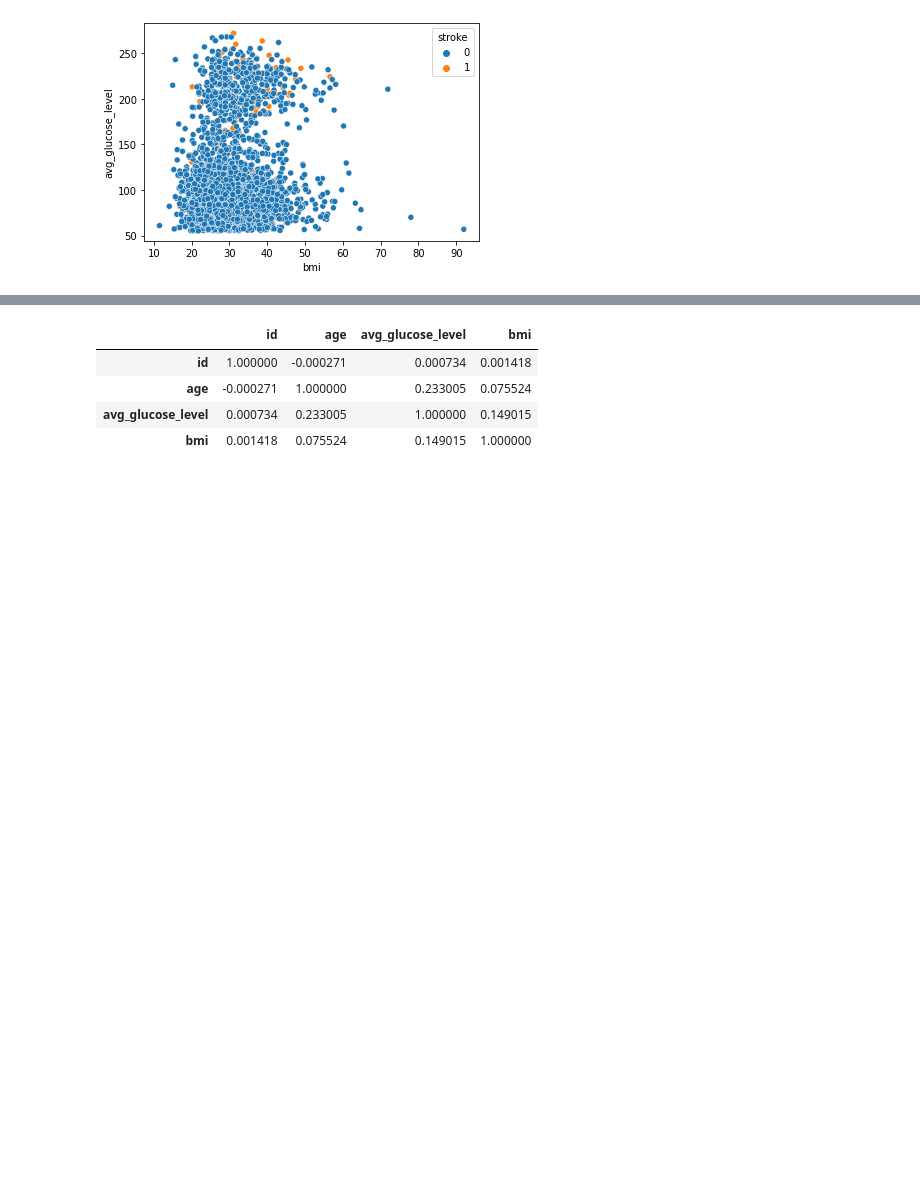
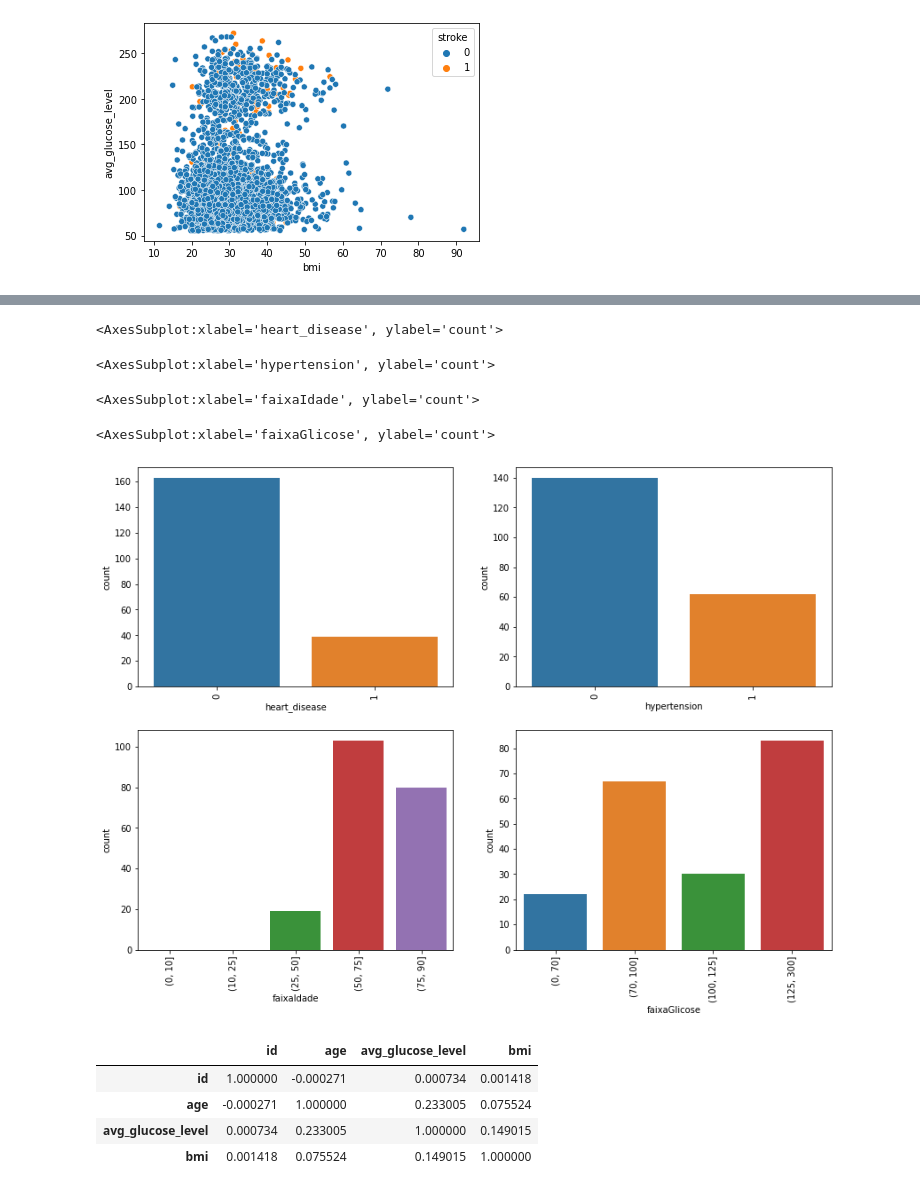
Before and after one commit to mariamaOlive/estatistica-residencia, a Jupyter notebook: projetoEstatisticaDescritiva.ipynb, the cells around one changed output, grey strips where cells are left out. Drawn from its saved outputs; the diff is of its cells as text; code cells hidden in the pictures; blank space fills up the shorter version.

```diff
--- a/projetoEstatisticaDescritiva.ipynb
+++ b/projetoEstatisticaDescritiva.ipynb
@@ -223,3 +277,35 @@ sns.scatterplot(data=dados, x="bmi", y="avg_glucose_level", hue=dados['stroke'])
+# %%
+fig, axes = plt.subplots(2, 2, figsize=(14, 10), sharey=False)
+
+sns.countplot(ax=axes[0,0], x="heart_disease", data=dados[dados['stroke']==1])
+axes[0,0].tick_params(rotation=90, axis='x')
+#axes[0,0].set_title(nomes_series[0])
+#axes[0,0].set_ylabel('Número Total de Twitts')
+#axes[0,0].set_xlabel('Dia')
+
+sns.countplot(ax=axes[0,1], x="hypertension", data=dados[dados['stroke']==1])
+axes[0,1].tick_params(rotation=90, axis='x')
+#axes[0,1].set_title(nomes_series[1])
+#axes[0,1].set_ylabel('Número Total de Twitts')
+#axes[0,1].set_xlabel('Dia')
+
+sns.countplot(ax=axes[1,0], x="faixaIdade", data=dados[dados['stroke']==1])
+axes[1,0].tick_params(rotation=90, axis='x')
+#axes[1,0].set_title(nomes_series[2])
+#axes[1,0].set_ylabel('Número Total de Twitts')
+#axes[1,0].set_xlabel('Dia')
+
+sns.countplot(ax=axes[1,1], x="faixaGlicose", data=dados[dados['stroke']==1])
+axes[1,1].tick_params(rotation=90, axis='x')
+#axes[1,1].set_title(nomes_series[3])
+#axes[1,1].set_ylabel('Número Total de Twitts')
+#axes[1,1].set_xlabel('Dia')
+# %% [output]
+<AxesSubplot:xlabel='heart_disease', ylabel='count'>
+<AxesSubplot:xlabel='hypertension', ylabel='count'>
+<AxesSubplot:xlabel='faixaIdade', ylabel='count'>
+<AxesSubplot:xlabel='faixaGlicose', ylabel='count'>
+[figure, added]
 # %%
 dados.corr(method='pearson')
 # %% [output]
```
Also changed, not shown: parts of 10 cells of this notebook.
